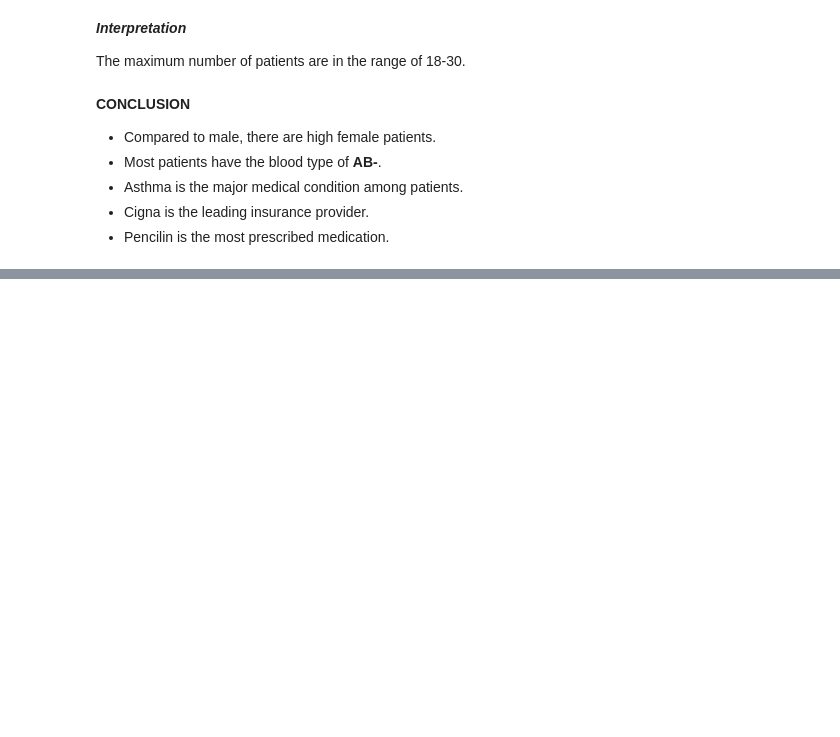
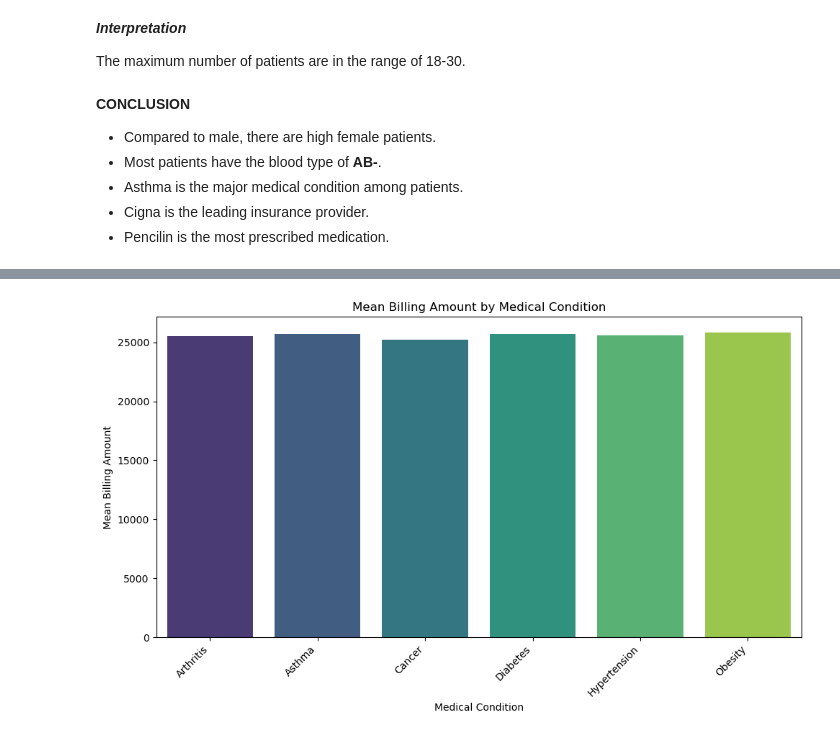
Before and after one commit to kyralq/Project-0-DataScienceToolbox, a Jupyter notebook: Kyra/healthcare dataset.ipynb, the cells around one changed output, grey strips where cells are left out. Saved outputs shown, nothing was run; the diff lists cells and outputs as text; code cells hidden in the pictures; blank space fills up the shorter version.

```diff
--- a/Kyra/healthcare dataset.ipynb
+++ b/Kyra/healthcare dataset.ipynb
@@ -533,0 +547,17 @@ The maximum number of patients are in the range of 18-30.
+# %%
+mean_billing = healthcare_reduced.groupby('Medical Condition')['Billing Amount'].mean()
+
+plt.figure(figsize=(10,6))
+sns.barplot(
+    x=mean_billing.index,
+    y=mean_billing.values,
+    palette='viridis'
+)
+plt.title('Mean Billing Amount by Medical Condition')
+plt.xlabel('Medical Condition')
+plt.ylabel('Mean Billing Amount')
+plt.xticks(rotation=45, ha='right')
+plt.tight_layout()
+plt.show()
+# %% [output]
+[figure, added]
```
Also changed, not shown: parts of 24 cells of this notebook.
